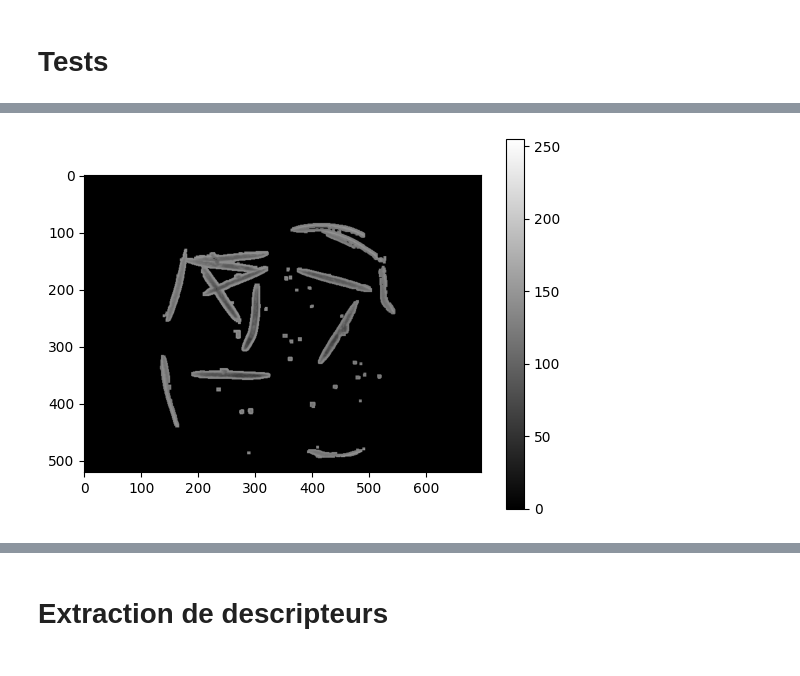
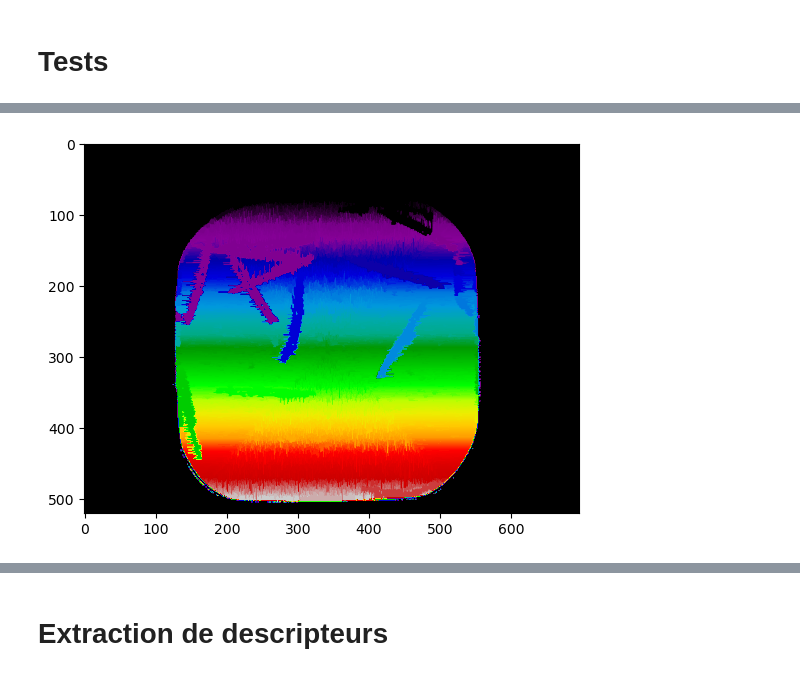
Before and after one commit to Lilian-GA/Nematode_status_assay, a Jupyter notebook: one_image_test.ipynb, the cells around one changed output, grey strips where cells are left out. Saved outputs shown, nothing was run; the diff lists cells and outputs as text; code cells hidden in the pictures.

```diff
--- a/one_image_test.ipynb
+++ b/one_image_test.ipynb
@@ -292,6 +291,15 @@ plt.show()
 # %%
+distance30 = ndi.distance_transform_edt(unif_window)
+coords30 = feature.peak_local_max(distance30, footprint=np.ones((3,3)), labels=unif_window)
+
+mask30 = np.zeros(distance30.shape, dtype=bool)
+mask30[tuple(coords30.T)] = True
+markers30, _ = ndi.label(mask30)
+chev30_watershed = segmentation.watershed(-distance30, markers30, mask=unif_window)
+plt.imshow(chev30_watershed, cmap="nipy_spectral")
+plt.show()
 # %% [output]
-[figure, old version]
+[figure, new version]
 # %%
 distance30 = ndi.distance_transform_edt(window_segmented)
 coords30 = feature.peak_local_max(distance30, footprint=np.ones((1,1)), labels=window_segmented)
```
Also changed, not shown: parts of 29 cells of this notebook.
